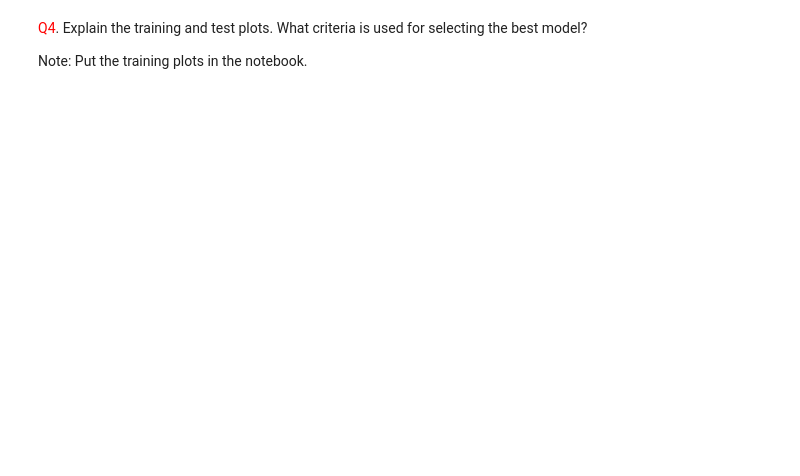
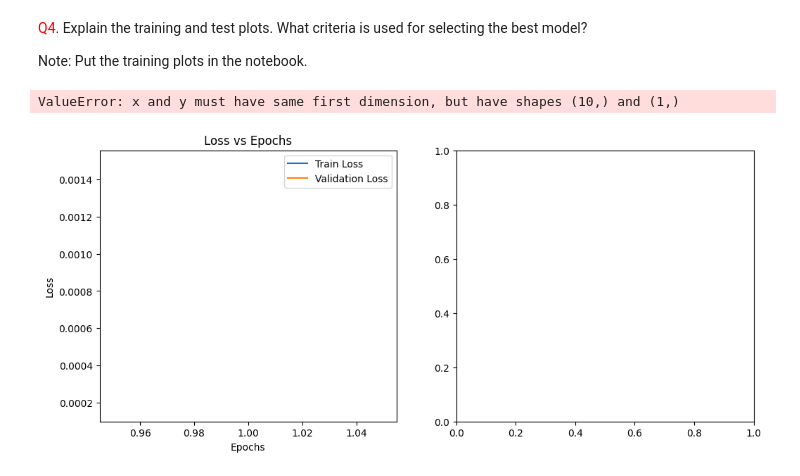
Before and after one commit to SeZven/Digital-Image-Processing-and-Computer-Vision, a Jupyter notebook: Lab3/Lab3_Image_Classification.ipynb, the cells around one changed output. Saved outputs shown, nothing was run; the diff lists cells and outputs as text; code cells hidden in the pictures; blank space fills up the shorter version.

```diff
--- a/Lab3/Lab3_Image_Classification.ipynb
+++ b/Lab3/Lab3_Image_Classification.ipynb
@@ -319,9 +379,9 @@ for epoch in range(epochs):  # loop over the dataset multiple times
     # Test
     model.eval()
     with torch.no_grad():
-        vpred, vtargets, vloss, dt = [], [], 0
-        n = len(testloader)
-        for images, labels in bar:
+        vpred, vtargets = [], [] #, vloss, dt = [], [], 0
+        n = len(test_dataloader)
+        for images, labels in test_dataloader: #bar
             images, labels = images.to(device, non_blocking=True), labels.to(device)
             y = model(images)
             vpred.append(y.argsort(1, descending=True)[:, 0]) # top1
@@ -331,8 +391,8 @@ for epoch in range(epochs):  # loop over the dataset multiple times
 
             vloss /= n
             pred, targets = torch.cat(vpred), torch.cat(vtargets)
-            correct = (vtargets[:, None] == vpred).float()[:,0]
-            top1 = acc.mean().value()
+            correct = (targets == pred).float() #correct = (vtargets[:, None] == vpred).float()[:,0]
+            top1 = correct.mean().item() #acc.mean().value()
 
             if pbar:
                 pbar.desc = f'{pbar.desc[:-36]}{vloss:>12.3g}{top1:>12.3g}'
@@ -351,7 +411,7 @@ for epoch in range(epochs):  # loop over the dataset multiple times
         'test/loss': vloss,
         'metrics/accuracy_top1': top1,
         'lr/0': optimizer.param_groups[0]['lr']}  # learning rate
-    logger.log_metrics(metrics, epoch)
+    logger.log_metrics(metrics, epoch),
 
     # Save model
     final_epoch = epoch + 1 == epochs
@@ -359,8 +419,11 @@ for epoch in range(epochs):  # loop over the dataset multiple times
         ckpt = {
             'epoch': epoch,
             'best_fitness': best_fitness,
-            'model': deepcopy(de_parallel(model)).half(), #model.half()
+            'model': deepcopy(model).half(), #model.half()
             'date': datetime.now().isoformat()}
+
+        last = f'model_last_epoch_{epoch + 1}.pth'
+        best = 'model_best.pth'
 
         # Save last, best and delete
         torch.save(ckpt, last)
@@ -371,3 +434,33 @@ for epoch in range(epochs):  # loop over the dataset multiple times
 <span style="color:Red">Q4</span>. Explain the training and test plots. What criteria is used for selecting the best model?
 
 Note: Put the training plots in the notebook.
+# %%
+# Training and Test Plots
+import matplotlib.pyplot as plt
+
+# Define epochs
+epochs_range = range(1, epochs + 1)
+
+# Plot losses
+plt.figure(figsize=(12, 5))
+plt.subplot(1, 2, 1)
+plt.plot(epochs_range[0], tloss, label="Train Loss")
+plt.plot(epochs_range[0], vloss, label="Validation Loss")
+plt.xlabel("Epochs")
+plt.ylabel("Loss")
+plt.legend()
+plt.title("Loss vs Epochs")
+
+# Plot Accuracy
+plt.subplot(1, 2, 2)
+plt.plot(epochs_range[0], fitness, label="Top-1 Accuracy")
+plt.xlabel("Epochs")
+plt.ylabel("Accuracy")
+plt.legend()
+plt.title("Accuracy vs Epochs")
+
+plt.tight_layout()
+plt.show()
+# %% [output]
+ValueError: x and y must have same first dimension, but have shapes (10,) and (1,)
+[figure, added]
```
Also changed, not shown: parts of 8 cells of this notebook, 11 other files.
